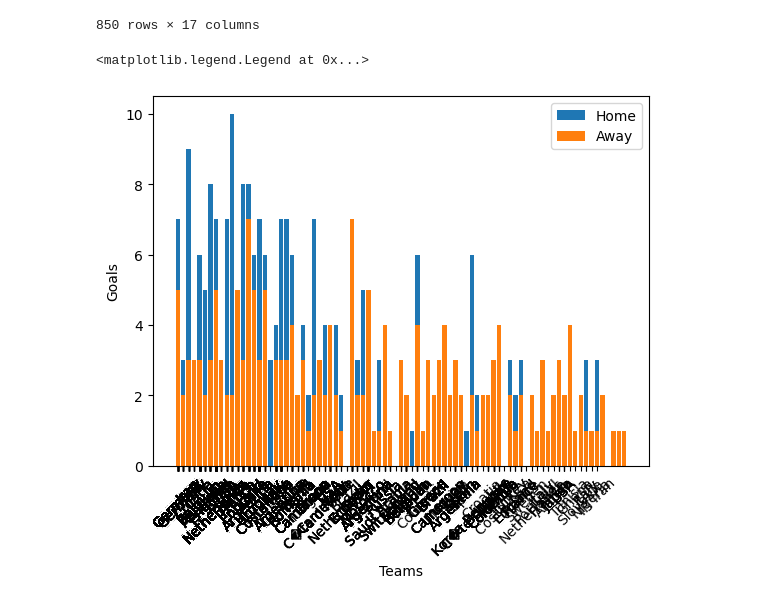
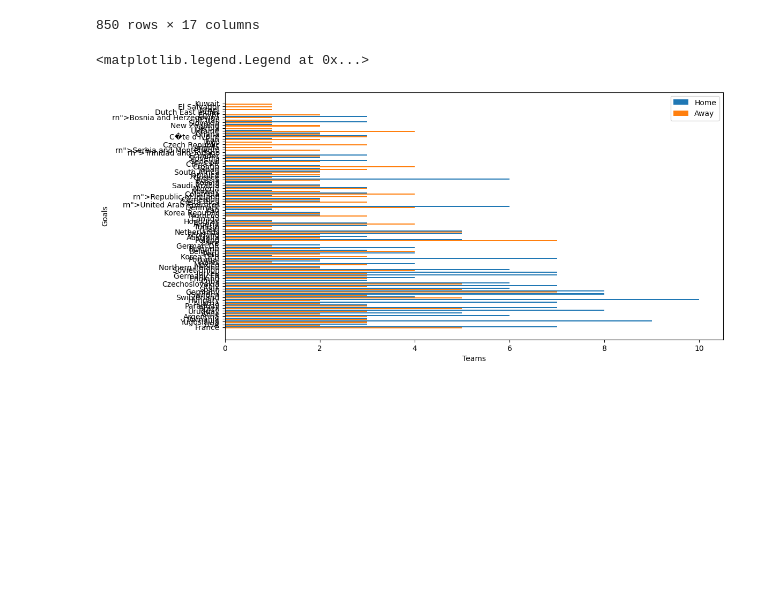
Before and after one commit to jsphotos205/last_of_us, a Jupyter notebook: FIFA/fifa.ipynb, the cells around one changed output. Drawn from its saved outputs; the diff is of its cells as text; code cells hidden in the pictures; blank space fills up the shorter version.

```diff
--- a/FIFA/fifa.ipynb
+++ b/FIFA/fifa.ipynb
@@ -49,12 +49,13 @@ referee = df_cleaned['Referee']
 referee_assistant_one = df_cleaned['Assistant 1']
 referee_assistant_two = df_cleaned['Assistant 2']
 # %%
-plt.bar(home_team, home_final_goals, label='Home')
-plt.bar(away_team, away_final_goals, label='Away')
+plt.figure(figsize=(12,6))
+plt.barh(home_team, home_final_goals, label='Home', align= 'edge', height= 0.4)
+plt.barh(away_team, away_final_goals, label='Away', align= 'edge', height = -0.4)
 plt.xlabel('Teams')
 plt.ylabel('Goals')
-plt.xticks(home_team,away_team, rotation=45)
+#plt.xticks(home_team,away_team, rotation=45)
 plt.legend()
 # %% [output]
 <matplotlib.legend.Legend at 0x...>
-[figure, old version]
+[figure, new version]
```
Also changed, not shown: 5 other files.
